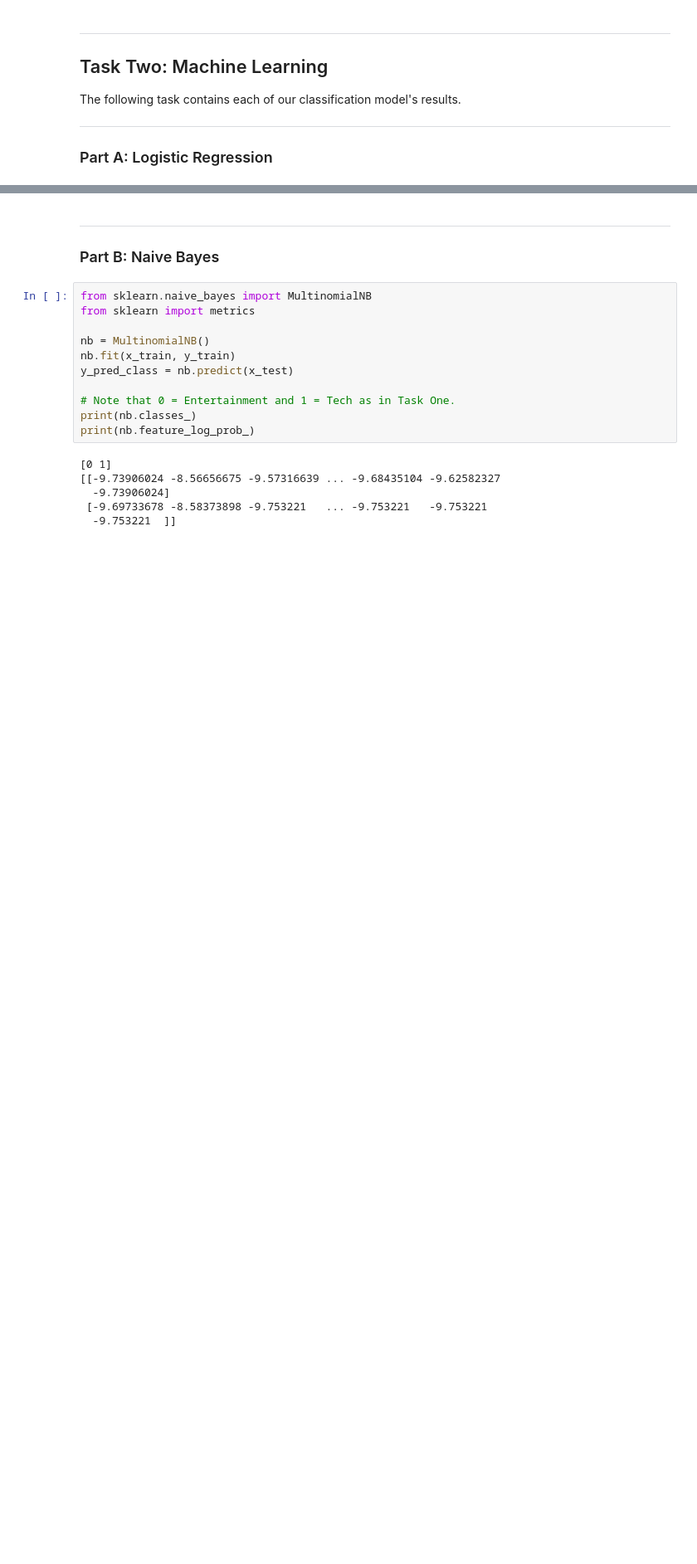
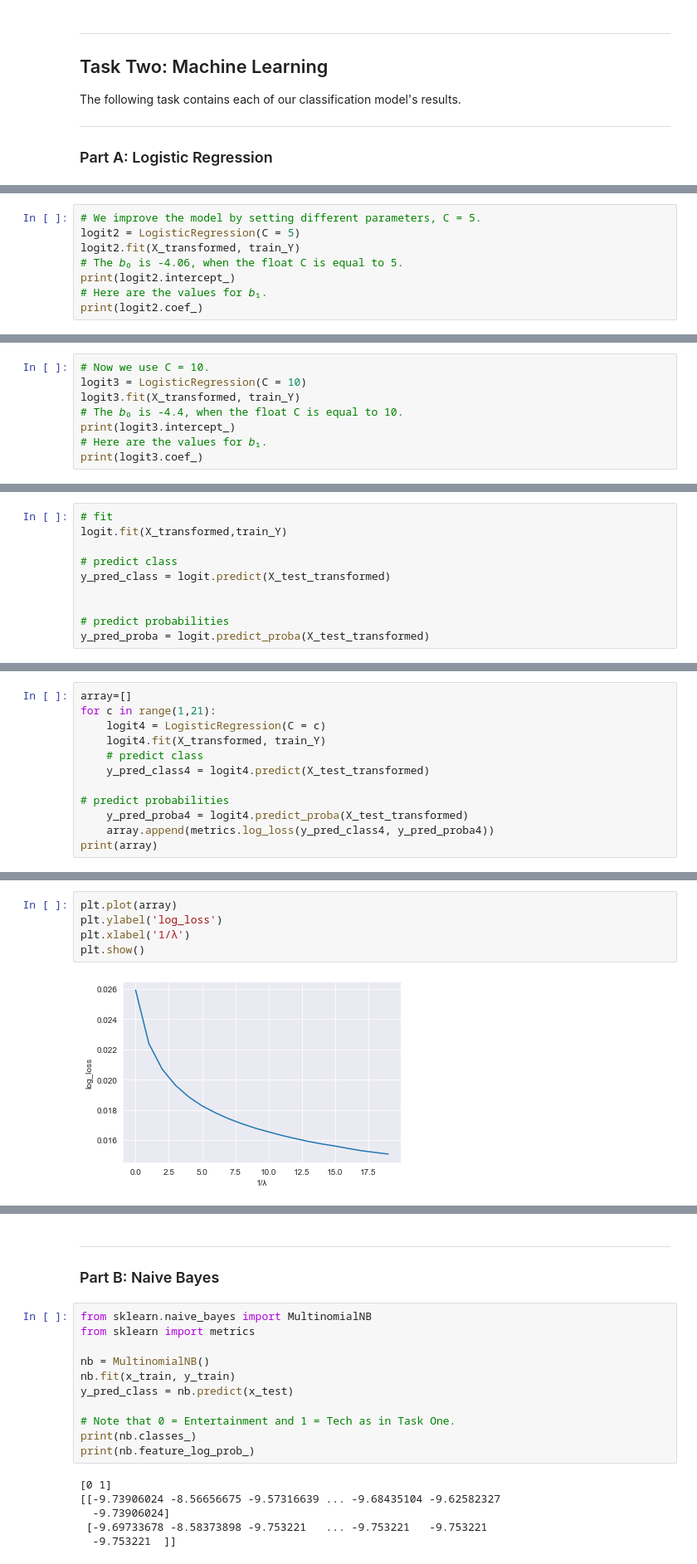
Before and after one commit to andrielhandrail/cs361-tsML, a Jupyter notebook: cs361tsMLasst3.ipynb, the cells around one changed output, grey strips where cells are left out. Shown: that part at 83% size. Cells and saved outputs as stored; diff of their text form; blank space fills up the shorter version.

```diff
--- a/cs361tsMLasst3.ipynb
+++ b/cs361tsMLasst3.ipynb
@@ -252,0 +290,8 @@ ___
+# %%
+# We improve the model by setting different parameters, C = 5.
+logit2 = LogisticRegression(C = 5)
+logit2.fit(X_transformed, train_Y)
+# The 𝑏₀ is -4.06, when the float C is equal to 5.
+print(logit2.intercept_)
+# Here are the values for 𝑏₁.
+print(logit2.coef_)
@@ -252,0 +302,8 @@ ___
+# %%
+# Now we use C = 10.
+logit3 = LogisticRegression(C = 10)
+logit3.fit(X_transformed, train_Y)
+# The 𝑏₀ is -4.4, when the float C is equal to 10.
+print(logit3.intercept_)
+# Here are the values for 𝑏₁.
+print(logit3.coef_)
@@ -252,0 +316,10 @@ ___
+# %%
+# fit
+logit.fit(X_transformed,train_Y)
+
+# predict class
+y_pred_class = logit.predict(X_test_transformed)
+
+
+# predict probabilities
+y_pred_proba = logit.predict_proba(X_test_transformed)
@@ -252,0 +353,12 @@ ___
+# %%
+array=[]
+for c in range(1,21):
+    logit4 = LogisticRegression(C = c)
+    logit4.fit(X_transformed, train_Y)
+    # predict class
+    y_pred_class4 = logit4.predict(X_test_transformed)
+
+# predict probabilities
+    y_pred_proba4 = logit4.predict_proba(X_test_transformed)
+    array.append(metrics.log_loss(y_pred_class4, y_pred_proba4))
+print(array)
@@ -252,0 +369,7 @@ ___
+# %%
+plt.plot(array)
+plt.ylabel('log_loss')
+plt.xlabel('1/λ')
+plt.show()
+# %% [output]
+[figure, added]
```
Also changed, not shown: parts of 23 cells of this notebook, 4 other files.
